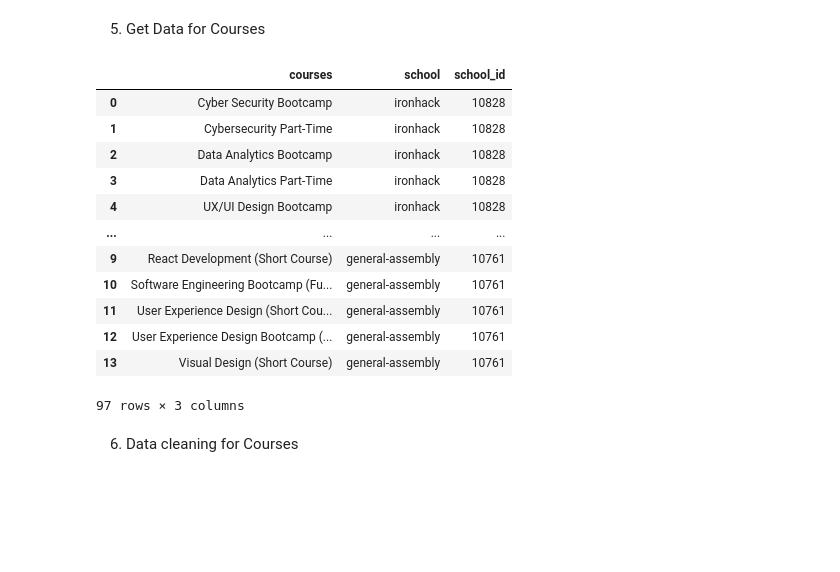
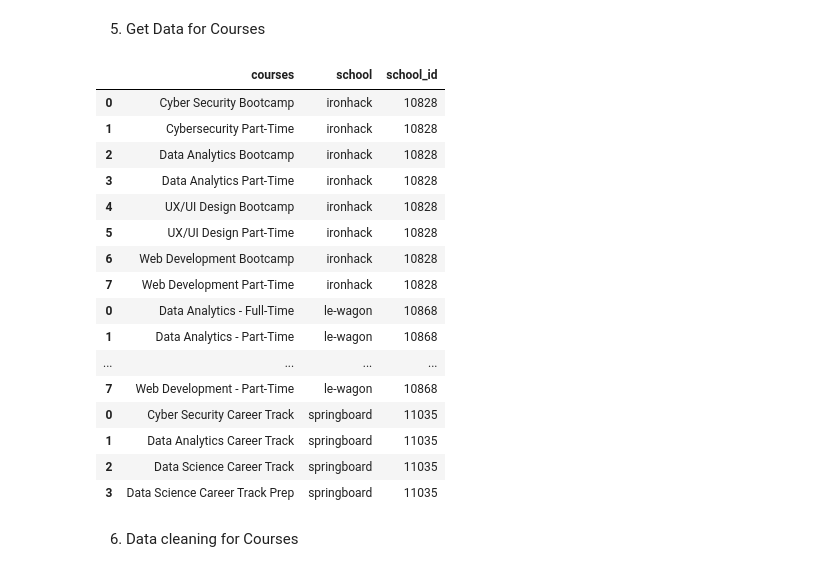
Before and after one commit to RuoxiHou/SQL-Project, a Jupyter notebook: notebooks/switchup_scraper.ipynb, the cells around one changed output. Saved outputs shown, nothing was run; the diff lists cells and outputs as text; code cells hidden in the pictures; blank space fills up the shorter version.

```diff
--- a/notebooks/switchup_scraper.ipynb
+++ b/notebooks/switchup_scraper.ipynb
@@ -632,21 +602,25 @@ all_locations
 5. Get Data for Courses
 # %%
 courses = pd.concat(courses_list)
-courses
+courses.head(20)
 # %% [output]
 |  | courses | school | school_id |
 | 0 | Cyber Security Bootcamp | ironhack | 10828 |
 | 1 | Cybersecurity Part-Time | ironhack | 10828 |
 | 2 | Data Analytics Bootcamp | ironhack | 10828 |
 | 3 | Data Analytics Part-Time | ironhack | 10828 |
 | 4 | UX/UI Design Bootcamp | ironhack | 10828 |
+| 5 | UX/UI Design Part-Time | ironhack | 10828 |
+| 6 | Web Development Bootcamp | ironhack | 10828 |
+| 7 | Web Development Part-Time | ironhack | 10828 |
+| 0 | Data Analytics - Full-Time | le-wagon | 10868 |
+| 1 | Data Analytics - Part-Time | le-wagon | 10868 |
 | ... | ... | ... | ... |
-| 9 | React Development (Short Course) | general-assembly | 10761 |
-| 10 | Software Engineering Bootcamp (Fu... | general-assembly | 10761 |
-| 11 | User Experience Design (Short Cou... | general-assembly | 10761 |
-| 12 | User Experience Design Bootcamp (... | general-assembly | 10761 |
-| 13 | Visual Design (Short Course) | general-assembly | 10761 |
+| 7 | Web Development - Part-Time | le-wagon | 10868 |
+| 0 | Cyber Security Career Track | springboard | 11035 |
+| 1 | Data Analytics Career Track | springboard | 11035 |
+| 2 | Data Science Career Track | springboard | 11035 |
+| 3 | Data Science Career Track Prep | springboard | 11035 |
-97 rows × 3 columns
 # %% [markdown]
 6. Data cleaning for Courses
 # %%
```
Also changed, not shown: parts of 120 cells of this notebook, 6 other files.
